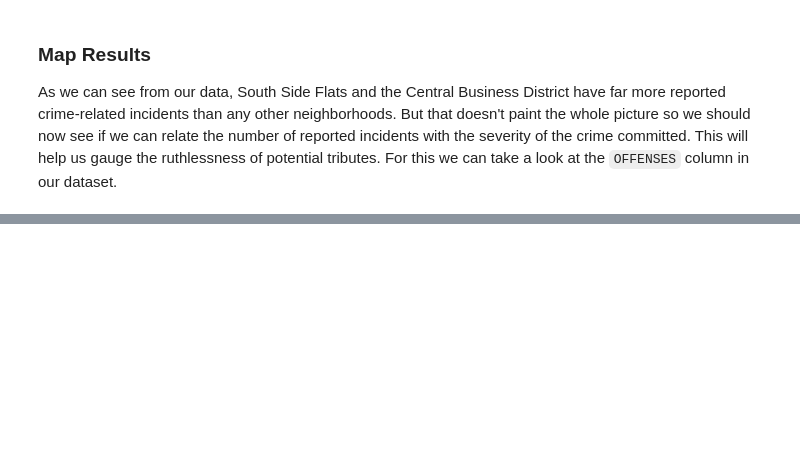
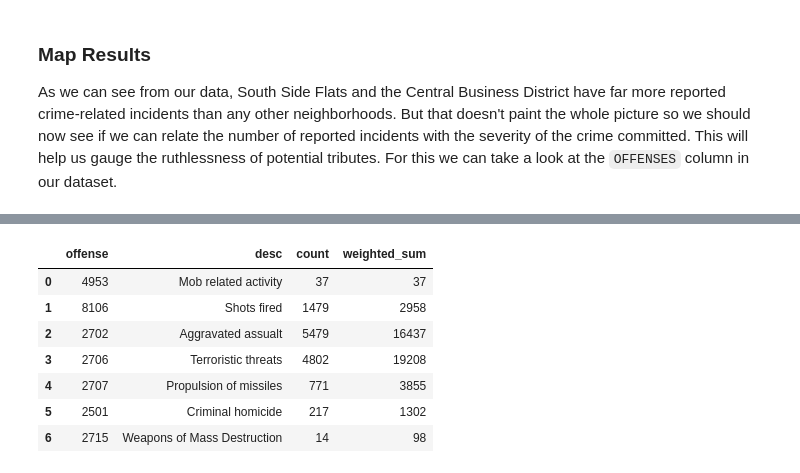
Before and after one commit to ivanbond-tech/CMPINF-Final-Project, a Jupyter notebook: main.ipynb, the cells around one changed output, grey strips where cells are left out. Saved outputs shown, nothing was run; the diff lists cells and outputs as text; code cells hidden in the pictures; blank space fills up the shorter version.

```diff
--- a/main.ipynb
+++ b/main.ipynb
@@ -128,0 +192,39 @@ crime_map.plot(column='num_incidents',     # set the data to be used for colorin
+# %%
+order = ['4953', '8106', '2702', '2706', '2707', '2501', '2715']
+desc = [
+    'Mob related activity',
+    'Shots fired',
+    'Aggravated assualt',
+    'Terroristic threats',
+    'Propulsion of missiles',
+    'Criminal homicide',
+    'Weapons of Mass Destruction'
+]
+# Creating a pandas DataFrame for readability and
+# for using with matplotlib later
+results = pd.DataFrame({"offense": order,
+                        "desc": desc,
+                        "count": 0,
+                        "weighted_sum":0,
+                       })
+
+#results2 = pd.DataFrame(index=order, columns=[hoods], data=data['INCIDENTNEIGHBORHOOD'].value_counts())
+
+# Loop through the offenses and count each occurence
+# and find its weighted sum
+for i in data.OFFENSES:
+    for j in range(7):
+        if order[j] in i:
+            results.loc[j, 'count']+=1
+            results.loc[j, 'weighted_sum']+=1*(j+1)
+            break
+results
+# %% [output]
+|  | offense | desc | count | weighted_sum |
+| 0 | 4953 | Mob related activity | 37 | 37 |
+| 1 | 8106 | Shots fired | 1479 | 2958 |
+| 2 | 2702 | Aggravated assualt | 5479 | 16437 |
+| 3 | 2706 | Terroristic threats | 4802 | 19208 |
+| 4 | 2707 | Propulsion of missiles | 771 | 3855 |
+| 5 | 2501 | Criminal homicide | 217 | 1302 |
+| 6 | 2715 | Weapons of Mass Destruction | 14 | 98 |
```
Also changed, not shown: parts of 8 cells of this notebook.
